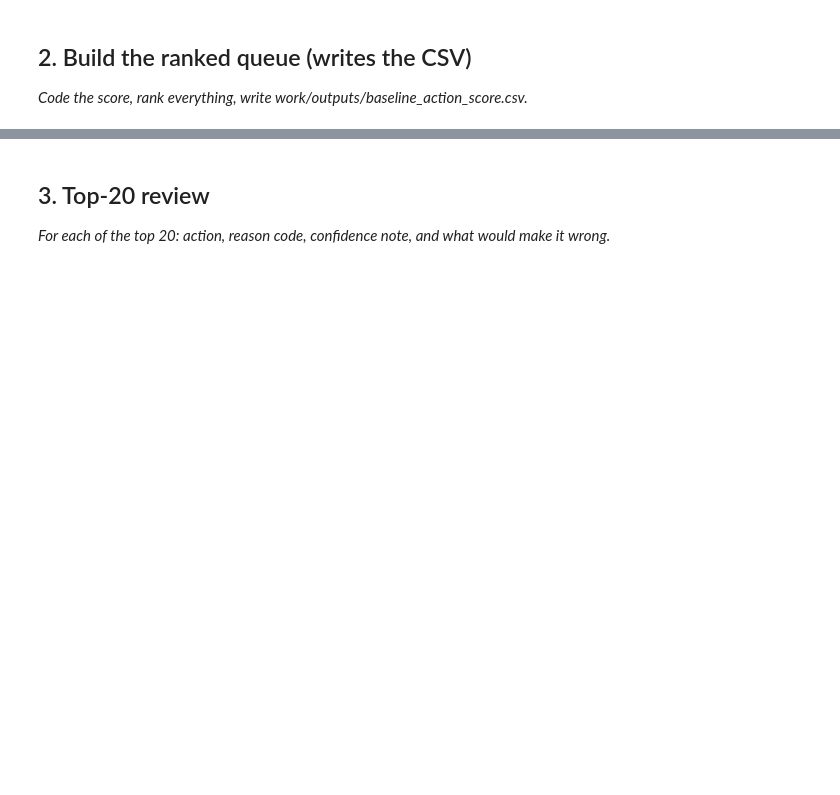
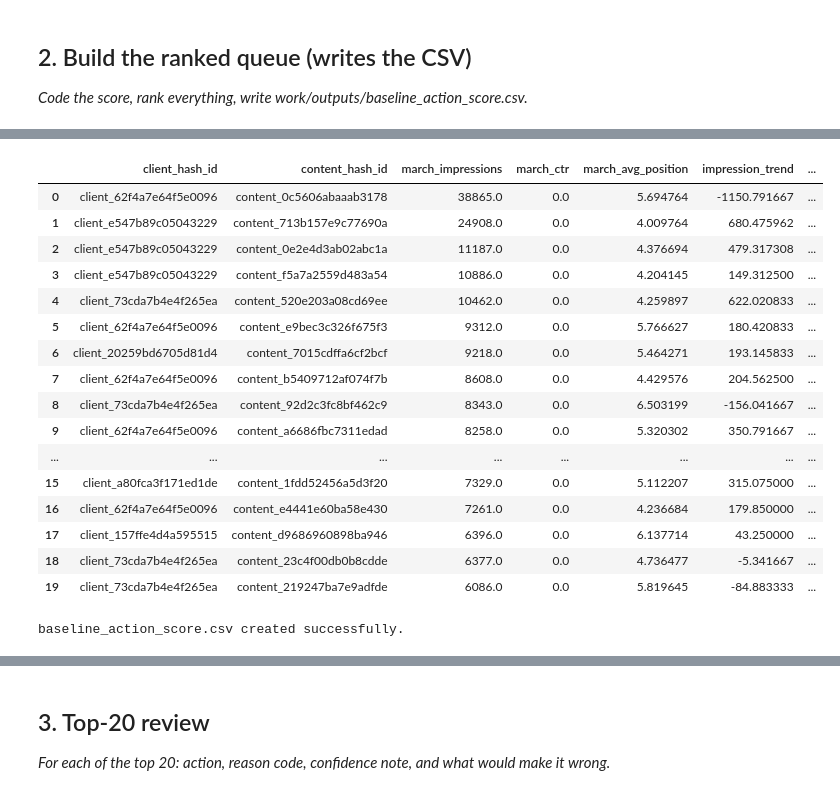
Before and after one commit to SaimAli0001/Flyrank-Internship-ml, a Jupyter notebook: work/notebooks/w04_baseline_score.ipynb, the cells around one changed output, grey strips where cells are left out. Saved outputs shown, nothing was run; the diff lists cells and outputs as text; code cells hidden in the pictures; blank space fills up the shorter version.

Commit message:
Complete Week 4 baseline action scoring notebook

```diff
--- a/work/notebooks/w04_baseline_score.ipynb
+++ b/work/notebooks/w04_baseline_score.ipynb
@@ -12,0 +24,13 @@ This skeleton is yours to fill. Work the sections **in order** — each one has
+# %%
+import duckdb
+
+con = duckdb.connect()
+
+con.execute(f"""
+CREATE OR REPLACE SECRET hf (
+    TYPE huggingface,
+    TOKEN '{token}'
+)
+""")
+
+print("DuckDB secret created")
@@ -12,0 +39,6 @@ This skeleton is yours to fill. Work the sections **in order** — each one has
+# %%
+REL = """
+read_parquet(
+    'hf://datasets/FlyRank/internship-warehouse/fact_content_daily_performance/month=2026-03/*.parquet'
+)
+"""
@@ -22,0 +438,55 @@ This skeleton is yours to fill. Work the sections **in order** — each one has
+# %%
+baseline_queue["priority_score"] = (
+    baseline_queue["impression_score"]
+    + baseline_queue["ctr_score"]
+    + baseline_queue["position_score"]
+)
+
+baseline_queue["reason_code"] = "LOW_CTR_HIGH_VISIBILITY"
+baseline_queue["action_label"] = "SNIPPET_REVIEW"
+# %%
+baseline_queue = baseline_queue.sort_values(
+    by=[
+        "priority_score",
+        "march_impressions",
+        "march_ctr"
+    ],
+    ascending=[
+        False,   # Higher priority first
+        False,   # Higher impressions first
+        True     # Lower CTR first
+    ]
+).reset_index(drop=True)
+
+baseline_queue.head(20)
+# %% [output]
+|  | client_hash_id | content_hash_id | march_impressions | march_ctr | march_avg_position | impression_trend | ... |
+| 0 | client_62f4a7e64f5e0096 | content_0c5606abaaab3178 | 38865.0 | 0.0 | 5.694764 | -1150.791667 | ... |
+| 1 | client_e547b89c05043229 | content_713b157e9c77690a | 24908.0 | 0.0 | 4.009764 | 680.475962 | ... |
+| 2 | client_e547b89c05043229 | content_0e2e4d3ab02abc1a | 11187.0 | 0.0 | 4.376694 | 479.317308 | ... |
+| 3 | client_e547b89c05043229 | content_f5a7a2559d483a54 | 10886.0 | 0.0 | 4.204145 | 149.312500 | ... |
+| 4 | client_73cda7b4e4f265ea | content_520e203a08cd69ee | 10462.0 | 0.0 | 4.259897 | 622.020833 | ... |
+| 5 | client_62f4a7e64f5e0096 | content_e9bec3c326f675f3 | 9312.0 | 0.0 | 5.766627 | 180.420833 | ... |
+| 6 | client_20259bd6705d81d4 | content_7015cdffa6cf2bcf | 9218.0 | 0.0 | 5.464271 | 193.145833 | ... |
+| 7 | client_62f4a7e64f5e0096 | content_b5409712af074f7b | 8608.0 | 0.0 | 4.429576 | 204.562500 | ... |
+| 8 | client_73cda7b4e4f265ea | content_92d2c3fc8bf462c9 | 8343.0 | 0.0 | 6.503199 | -156.041667 | ... |
+| 9 | client_62f4a7e64f5e0096 | content_a6686fbc7311edad | 8258.0 | 0.0 | 5.320302 | 350.791667 | ... |
+| ... | ... | ... | ... | ... | ... | ... | ... |
+| 15 | client_a80fca3f171ed1de | content_1fdd52456a5d3f20 | 7329.0 | 0.0 | 5.112207 | 315.075000 | ... |
+| 16 | client_62f4a7e64f5e0096 | content_e4441e60ba58e430 | 7261.0 | 0.0 | 4.236684 | 179.850000 | ... |
+| 17 | client_157ffe4d4a595515 | content_d9686960898ba946 | 6396.0 | 0.0 | 6.137714 | 43.250000 | ... |
+| 18 | client_73cda7b4e4f265ea | content_23c4f00db0b8cdde | 6377.0 | 0.0 | 4.736477 | -5.341667 | ... |
+| 19 | client_73cda7b4e4f265ea | content_219247ba7e9adfde | 6086.0 | 0.0 | 5.819645 | -84.883333 | ... |
+# %%
+import os
+
+os.makedirs("work/outputs", exist_ok=True)
+
+baseline_queue.to_csv(
+    "work/outputs/baseline_action_score.csv",
+    index=False
+)
+
+print("baseline_action_score.csv created successfully.")
+# %% [output]
+baseline_action_score.csv created successfully.
```
Also changed, not shown: parts of 22 cells of this notebook.
